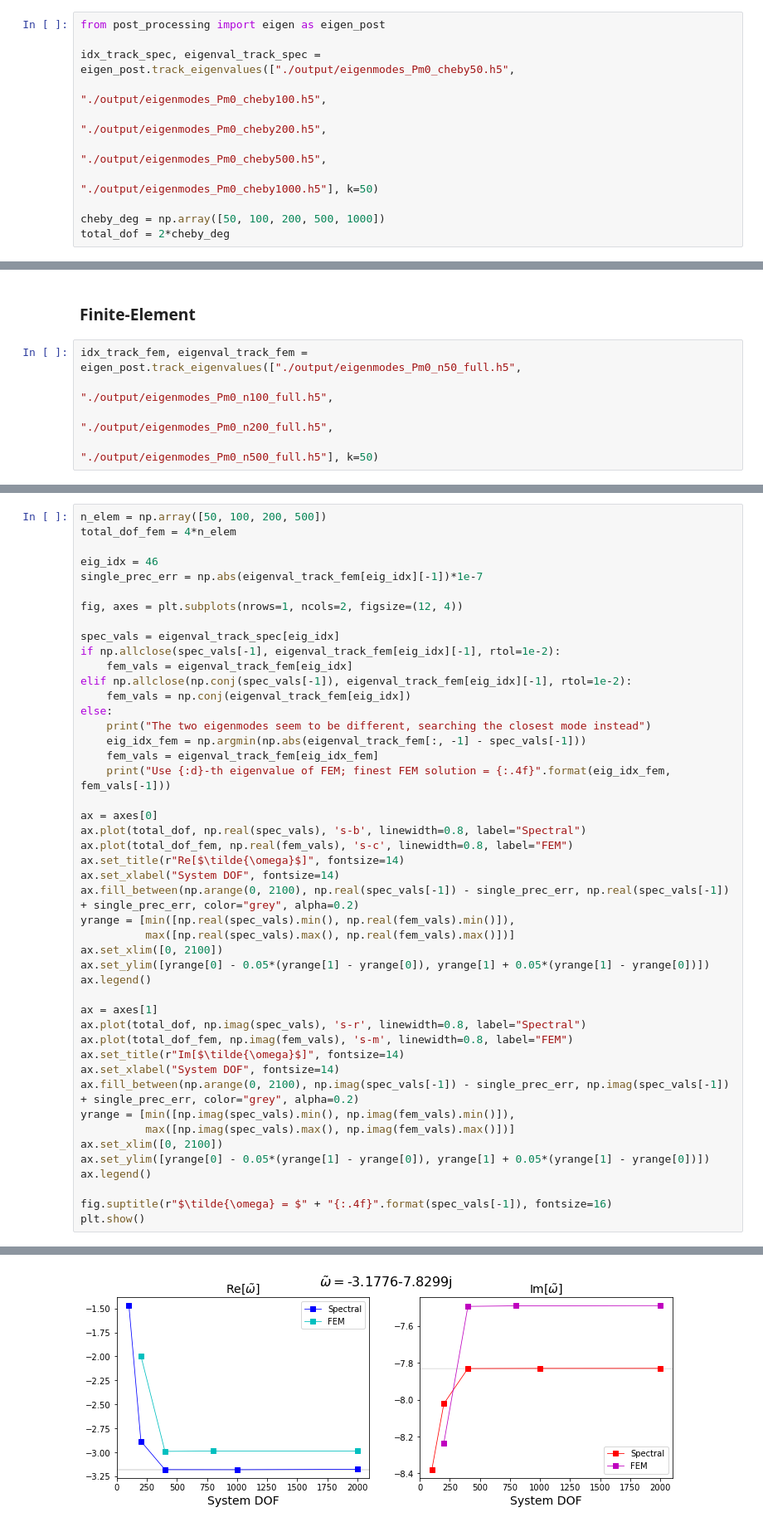
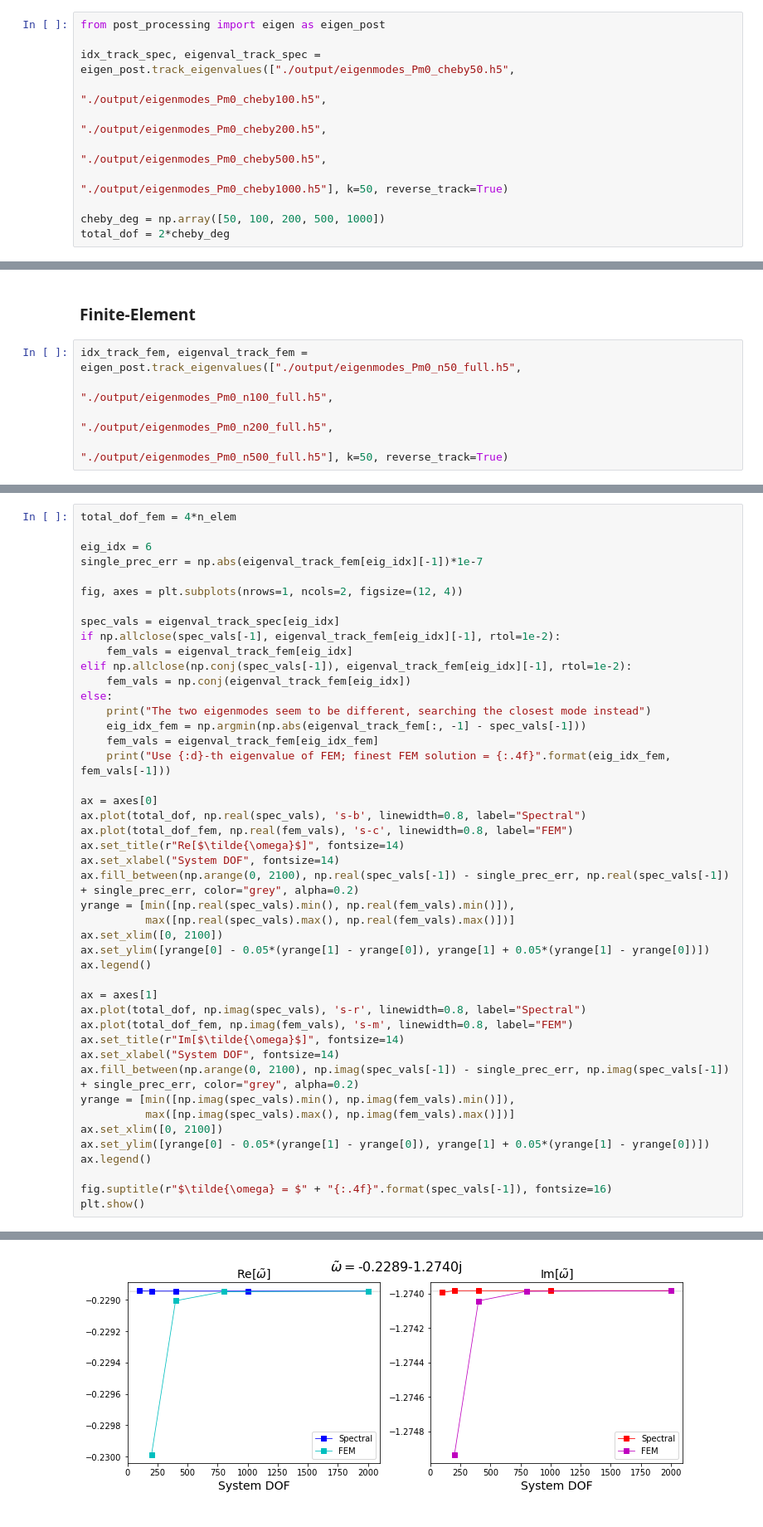
Before and after one commit to GentleMin/PyCrete, a Jupyter notebook: eigenmodes.ipynb, the cells around one changed output, grey strips where cells are left out. Shown: that part at 83% size. Saved outputs shown, nothing was run; the diff lists cells and outputs as text.

```diff
--- a/eigenmodes.ipynb
+++ b/eigenmodes.ipynb
@@ -267,7 +209,7 @@ idx_track_spec, eigenval_track_spec = eigen_post.track_eigenvalues(["./output/ei
                                                                     "./output/eigenmodes_Pm0_cheby100.h5",
                                                                     "./output/eigenmodes_Pm0_cheby200.h5",
                                                                     "./output/eigenmodes_Pm0_cheby500.h5",
-                                                                    "./output/eigenmodes_Pm0_cheby1000.h5"], k=50)
+                                                                    "./output/eigenmodes_Pm0_cheby1000.h5"], k=50, reverse_track=True)
 
 cheby_deg = np.array([50, 100, 200, 500, 1000])
 total_dof = 2*cheby_deg
@@ -305,7 +247,7 @@ plt.show()
 idx_track_fem, eigenval_track_fem = eigen_post.track_eigenvalues(["./output/eigenmodes_Pm0_n50_full.h5",
                                                                   "./output/eigenmodes_Pm0_n100_full.h5",
                                                                   "./output/eigenmodes_Pm0_n200_full.h5",
-                                                                  "./output/eigenmodes_Pm0_n500_full.h5"], k=50)
+                                                                  "./output/eigenmodes_Pm0_n500_full.h5"], k=50, reverse_track=True)
 # %%
 n_elem = np.array([50, 100, 200, 500])
 total_dof_fem = 4*n_elem
@@ -342,8 +284,7 @@ plt.show()
 # %%
-n_elem = np.array([50, 100, 200, 500])
 total_dof_fem = 4*n_elem
 
-eig_idx = 46
+eig_idx = 6
 single_prec_err = np.abs(eigenval_track_fem[eig_idx][-1])*1e-7
 
 fig, axes = plt.subplots(nrows=1, ncols=2, figsize=(12, 4))
@@ -391 +330 @@ Use 49-th eigenvalue of FEM; finest FEM solution = -2.9869-7.4892j
-[figure, old version]
+[figure, new version]
```
Also changed, not shown: parts of 29 cells of this notebook.
